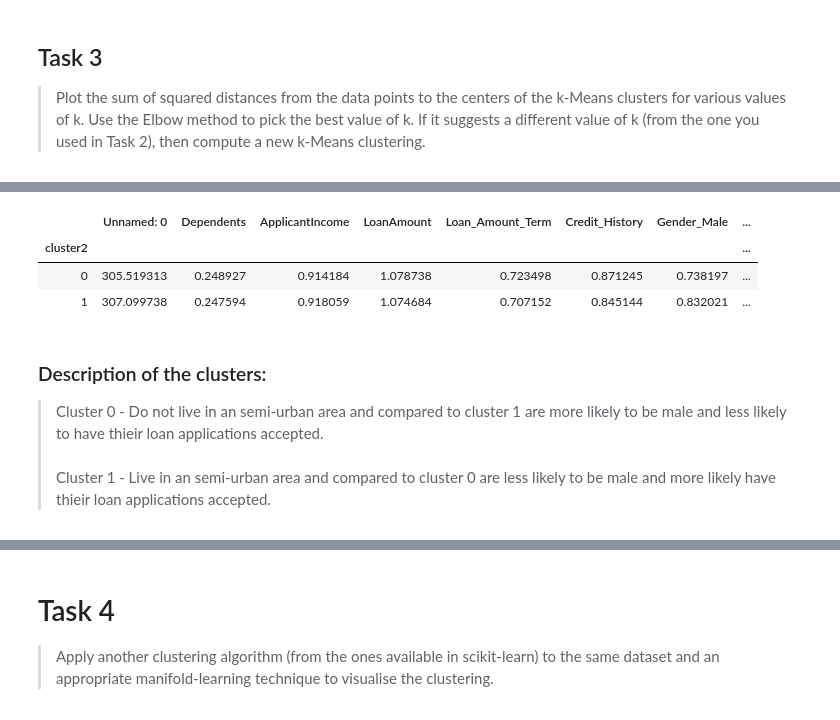
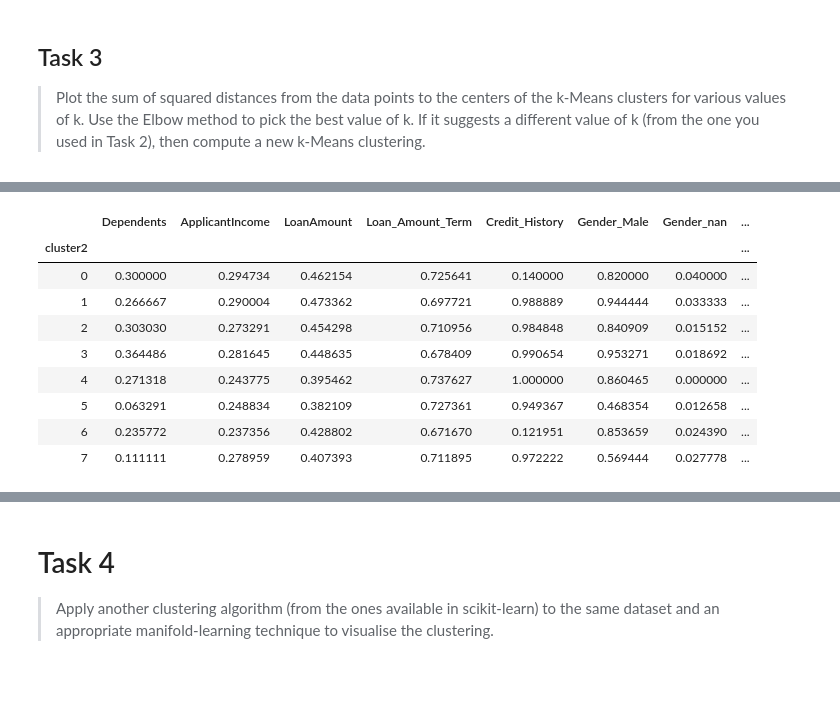
Before and after one commit to PaulOHannigan/sharing-Jupyter, a Jupyter notebook: etivity3.ipynb, the cells around one changed output, grey strips where cells are left out. Drawn from its saved outputs; the diff is of its cells as text; code cells hidden in the pictures; blank space fills up the shorter version.

```diff
--- a/etivity3.ipynb
+++ b/etivity3.ipynb
@@ -171,3 +165,9 @@ df.groupby('cluster').mean()
 # %% [markdown]
 ## Task 3
 > Plot the sum of squared distances from the data points to the centers of the k-Means clusters for various values of k. Use the Elbow method to pick the best value of k. If it suggests a different value of k (from the one you used in Task 2), then compute a new k-Means clustering.
+# %%
+# Load the dataset
+
+df2= pd.read_csv("C:\\Users\\Paul\\Dropbox (Personal)\\College\\Year2\\4CT5157\\Week3/loans_train_prepared.csv")
+df2.drop('Unnamed: 0', axis=1, inplace=True)
+df2
@@ -174,10 +211,11 @@ df.groupby('cluster').mean()
 # %%
-# Use Elbow method to determine value of k, adapted from Prakash (2018)
-# We are looking for a small value of k that has a low SSE which is can be found at the elbow on the plot
+# Use Elbow methods to determine value of k, adapted from Prakash (2018)
+# In general we are looking for the n_cluster (k) at the elbow of the arm in the Elbow method
+
 sse = {}
-for k in range(1, 10):
-    kmeans = KMeans(n_clusters=k, max_iter=1000).fit(df.values)
-    df["clusters"] = kmeans.labels_
+for k in range(2, 11):
+    kmeans = KMeans(n_clusters=k, max_iter=1000).fit(df2.values)
+    df2["clusters"] = kmeans.labels_
     #print(data["clusters"])
     sse[k] = kmeans.inertia_ # Inertia: Sum of distances of samples to their closest cluster center
 plt.figure()
@@ -192 +228,4 @@ The elbow method suggests k is 3
+# %%
+# Drop the attribute 'clusters'
+df2.drop('clusters', axis=1, inplace=True)
 # %%
@@ -218,10 +255,14 @@ The Silhouette Coefficient method suggests k is 2
 # %%
-k = 2
-clustered_data_sklearn = cluster.KMeans(n_clusters=k, n_init=10, max_iter=300).fit(data)
-data_and_centers = np.r_[data,clustered_data_sklearn.cluster_centers_]
+# Apply multi-dimensional scaling (t-SNE) to project both the data and the k-Means cluster centers to a 2D space
+# Project both the data and the k-Means cluster centers to 2D.
+# Plot the transformed examples and the centers with k=8
+
+k = 8
+clustered_data_sklearn = cluster.KMeans(n_clusters=k, n_init=10, max_iter=300).fit(df2.values)
+data_and_centers = np.r_[df2.values,clustered_data_sklearn.cluster_centers_]
 XYcoordinates = manifold.TSNE(n_components=2).fit_transform(data_and_centers)
 clustering_scatterplot(points=XYcoordinates[:-k,:],
                        labels=clustered_data_sklearn.labels_,
                        centers=XYcoordinates[-k:,:],
-                       title='TSNE')
+                       title='t-SNE')
 # %% [output]
@@ -229,17 +270,19 @@ clustering_scatterplot(points=XYcoordinates[:-k,:],
 # %%
 # Add the new cluster labels as an extra column in the original dataframe
 
-df['cluster2'] = pd.Series(clustered_data_sklearn.labels_, index=df.index)
+df2['cluster2'] = pd.Series(clustered_data_sklearn.labels_, index=df2.index)
 
 # Compute the mean value of each attribute for each cluster
 
-df.groupby('cluster2').mean()
+df2.groupby('cluster2').mean()
 # %% [output]
-|  | Unnamed: 0 | Dependents | ApplicantIncome | LoanAmount | Loan_Amount_Term | Credit_History | Gender_Male | ... |
+|  | Dependents | ApplicantIncome | LoanAmount | Loan_Amount_Term | Credit_History | Gender_Male | Gender_nan | ... |
 | cluster2 |  |  |  |  |  |  |  | ... |
-| 0 | 305.519313 | 0.248927 | 0.914184 | 1.078738 | 0.723498 | 0.871245 | 0.738197 | ... |
-| 1 | 307.099738 | 0.247594 | 0.918059 | 1.074684 | 0.707152 | 0.845144 | 0.832021 | ... |
+| 0 | 0.300000 | 0.294734 | 0.462154 | 0.725641 | 0.140000 | 0.820000 | 0.040000 | ... |
+| 1 | 0.266667 | 0.290004 | 0.473362 | 0.697721 | 0.988889 | 0.944444 | 0.033333 | ... |
+| 2 | 0.303030 | 0.273291 | 0.454298 | 0.710956 | 0.984848 | 0.840909 | 0.015152 | ... |
+| 3 | 0.364486 | 0.281645 | 0.448635 | 0.678409 | 0.990654 | 0.953271 | 0.018692 | ... |
+| 4 | 0.271318 | 0.243775 | 0.395462 | 0.737627 | 1.000000 | 0.860465 | 0.000000 | ... |
+| 5 | 0.063291 | 0.248834 | 0.382109 | 0.727361 | 0.949367 | 0.468354 | 0.012658 | ... |
+| 6 | 0.235772 | 0.237356 | 0.428802 | 0.671670 | 0.121951 | 0.853659 | 0.024390 | ... |
+| 7 | 0.111111 | 0.278959 | 0.407393 | 0.711895 | 0.972222 | 0.569444 | 0.027778 | ... |
-# %% [markdown]
-### Description of the clusters:
->Cluster 0 - Do not live in an semi-urban area and compared to cluster 1 are more likely to be male and less likely to have thieir loan applications accepted.<br><br>
->Cluster 1 - Live in an semi-urban area and compared to cluster 0 are less likely to be male and more likely have thieir loan applications accepted.
```
Also changed, not shown: parts of 28 cells of this notebook.
